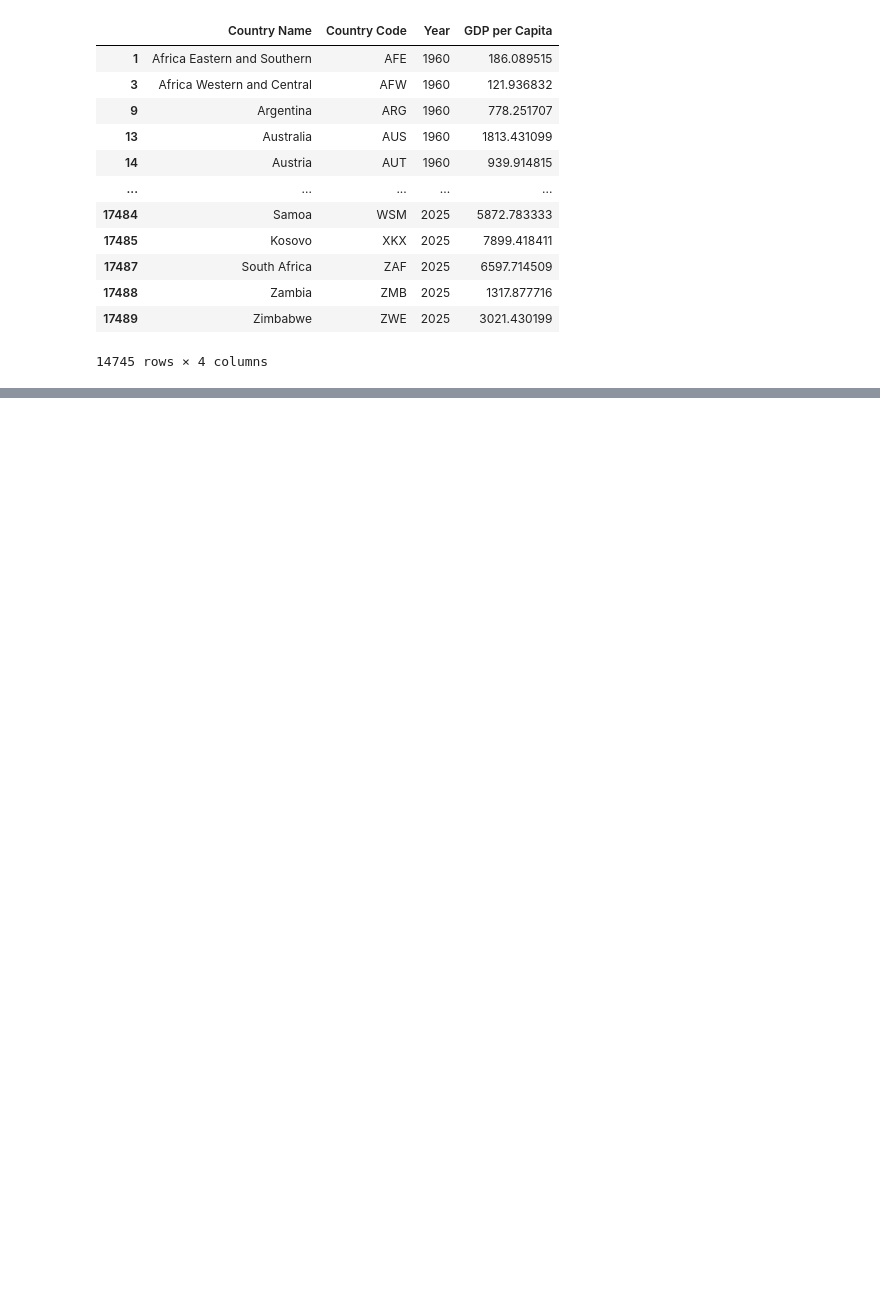
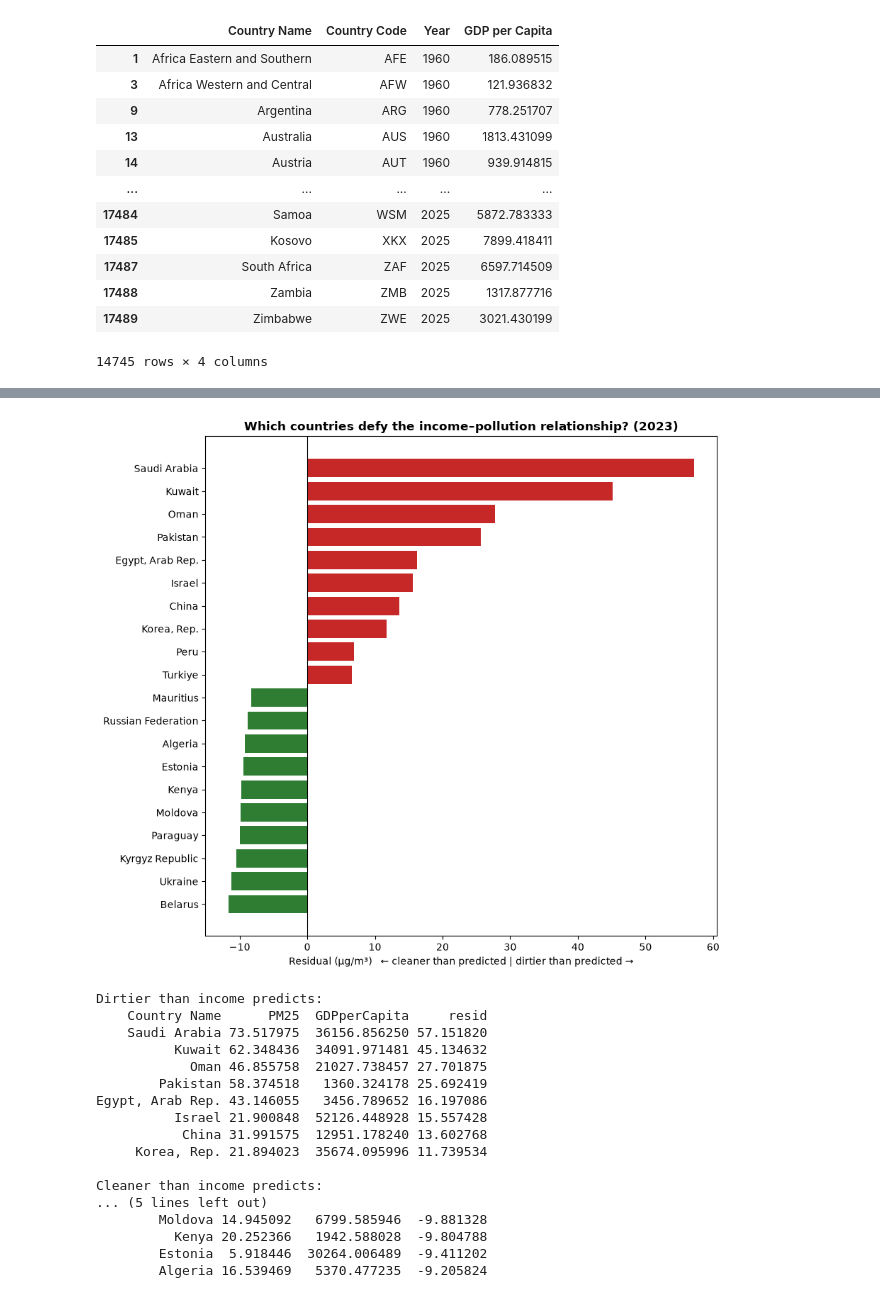
Before and after one commit to Zavvnr/Zavier-ISS-Presentation-Data, a Jupyter notebook: visualization.ipynb, the cells around one changed output, grey strips where cells are left out. Drawn from its saved outputs; the diff is of its cells as text; code cells hidden in the pictures; blank space fills up the shorter version.

```diff
--- a/visualization.ipynb
+++ b/visualization.ipynb
@@ -229,0 +292,18 @@ smf.ols("PM25 ~ RnDPctGDP + logGDP", data=df)
+# %%
+# Flag aggregates rather than deleting them: the regression must EXCLUDE them,
+# but the regional trend chart is built FROM them.
+INCOME = {"HIC", "LIC", "LMC", "UMC", "MIC", "LMY", "INX"}
+AGGS = {"AFE","AFW","ARB","CEB","CSS","EAP","EAR","EAS","ECA","ECS","EMU","EUU",
+        "FCS","HIC","HPC","IBD","IBT","IDA","IDB","IDX","INX","LAC","LCN","LDC",
+        "LIC","LMC","LMY","LTE","MEA","MIC","MNA","NAC","OED","OSS","PRE","PSS",
+        "PST","SAS","SSA","SSF","SST","TEA","TEC","TLA","TMN","TSA","TSS","UMC",
+        "WLD"}
+
+def area_type(code):
+    if code == "WLD":  return "World"
+    if code in INCOME: return "Income group"
+    if code in AGGS:   return "Region"
+    return "Country"
+
+full["AreaType"] = full["Country Code"].map(area_type)
+print(full["AreaType"].value_counts().to_string())
@@ -229,0 +347,42 @@ smf.ols("PM25 ~ RnDPctGDP + logGDP", data=df)
+# %%
+d["resid"] = m2c.resid
+extremes = pd.concat([d.nlargest(10, "resid"),
+                      d.nsmallest(10, "resid")]).sort_values("resid")
+
+fig, ax = plt.subplots(figsize=(9, 8))
+ax.barh(extremes["Country Name"], extremes["resid"],
+        color=["#2E7D32" if v < 0 else "#C62828" for v in extremes["resid"]])
+ax.axvline(0, color="black", lw=0.8)
+ax.set_xlabel("Residual (\u00b5g/m\u00b3)   \u2190 cleaner than predicted | "
+              "dirtier than predicted \u2192")
+ax.set_title(f"Which countries defy the income\u2013pollution relationship? ({YEAR})",
+             fontweight="bold")
+plt.tight_layout()
+plt.savefig("fig1_residuals.png", dpi=150)
+plt.show()
+
+print("Dirtier than income predicts:")
+print(d.nlargest(8, "resid")[["Country Name", "PM25", "GDPperCapita", "resid"]]
+      .to_string(index=False))
+print("\nCleaner than income predicts:")
+print(d.nsmallest(8, "resid")[["Country Name", "PM25", "GDPperCapita", "resid"]]
+      .to_string(index=False))
+# %% [output]
+[figure, added]
+Dirtier than income predicts:
+    Country Name      PM25  GDPperCapita     resid
+    Saudi Arabia 73.517975  36156.856250 57.151820
+          Kuwait 62.348436  34091.971481 45.134632
+            Oman 46.855758  21027.738457 27.701875
+        Pakistan 58.374518   1360.324178 25.692419
+Egypt, Arab Rep. 43.146055   3456.789652 16.197086
+          Israel 21.900848  52126.448928 15.557428
+           China 31.991575  12951.178240 13.602768
+     Korea, Rep. 21.894023  35674.095996 11.739534
+
+Cleaner than income predicts:
+... (5 lines left out)
+        Moldova 14.945092   6799.585946  -9.881328
+          Kenya 20.252366   1942.588028  -9.804788
+        Estonia  5.918446  30264.006489  -9.411202
+        Algeria 16.539469   5370.477235  -9.205824
```
Also changed, not shown: parts of 16 cells of this notebook.
